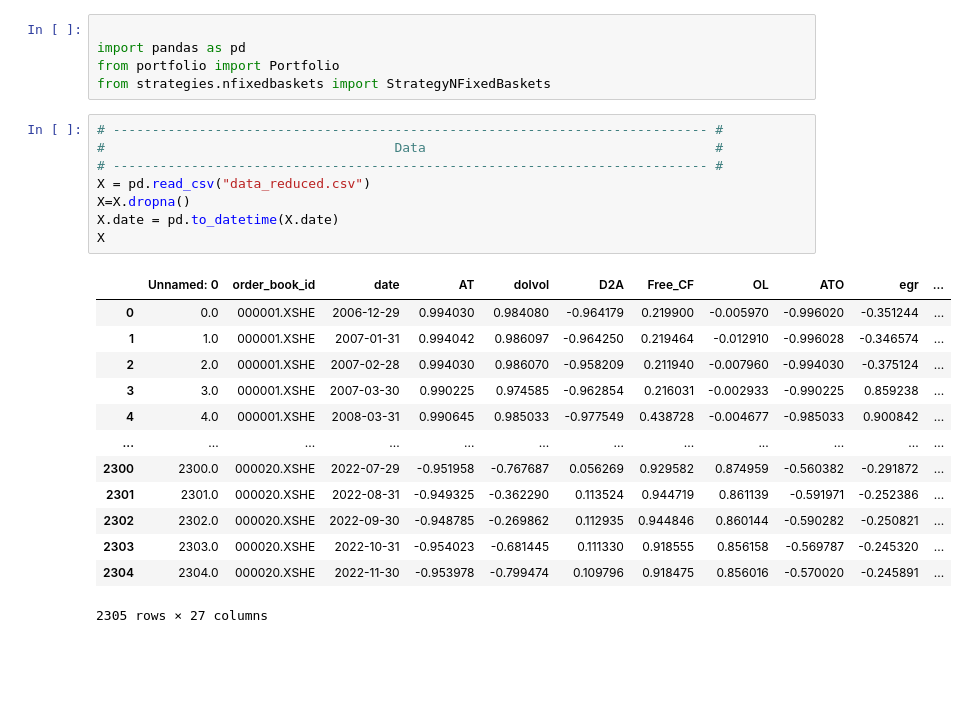
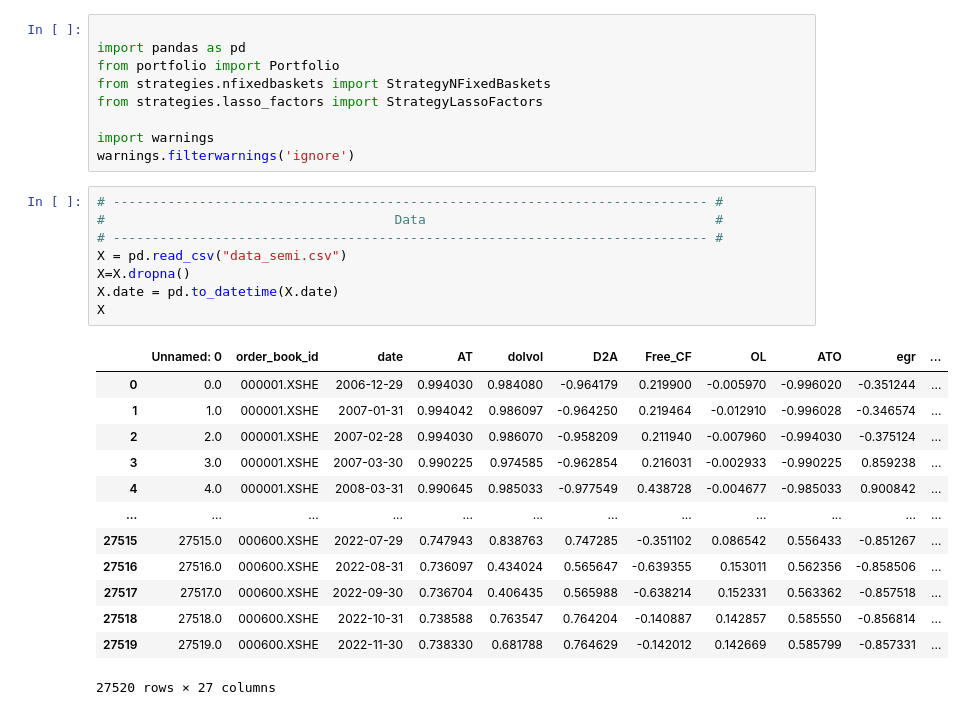
Before and after one commit to JakobBull/chinese_stocks, a Jupyter notebook: notebook.ipynb, the cells around one changed output. Cells and saved outputs as stored; diff of their text form; blank space fills up the shorter version.

```diff
--- a/notebook.ipynb
+++ b/notebook.ipynb
@@ -3,28 +3,32 @@
 import pandas as pd
 from portfolio import Portfolio
 from strategies.nfixedbaskets import StrategyNFixedBaskets
+from strategies.lasso_factors import StrategyLassoFactors
+
+import warnings
+warnings.filterwarnings('ignore')
 # %%
 # ---------------------------------------------------------------------------- #
 #                                     Data                                     #
 # ---------------------------------------------------------------------------- #
-X = pd.read_csv("data_reduced.csv")
+X = pd.read_csv("data_semi.csv")
 X=X.dropna()
 X.date = pd.to_datetime(X.date)
 X
 # %% [output]
 |  | Unnamed: 0 | order_book_id | date | AT | dolvol | D2A | Free_CF | OL | ATO | egr | ... |
 | 0 | 0.0 | 000001.XSHE | 2006-12-29 | 0.994030 | 0.984080 | -0.964179 | 0.219900 | -0.005970 | -0.996020 | -0.351244 | ... |
 | 1 | 1.0 | 000001.XSHE | 2007-01-31 | 0.994042 | 0.986097 | -0.964250 | 0.219464 | -0.012910 | -0.996028 | -0.346574 | ... |
 | 2 | 2.0 | 000001.XSHE | 2007-02-28 | 0.994030 | 0.986070 | -0.958209 | 0.211940 | -0.007960 | -0.994030 | -0.375124 | ... |
 | 3 | 3.0 | 000001.XSHE | 2007-03-30 | 0.990225 | 0.974585 | -0.962854 | 0.216031 | -0.002933 | -0.990225 | 0.859238 | ... |
 | 4 | 4.0 | 000001.XSHE | 2008-03-31 | 0.990645 | 0.985033 | -0.977549 | 0.438728 | -0.004677 | -0.985033 | 0.900842 | ... |
 | ... | ... | ... | ... | ... | ... | ... | ... | ... | ... | ... | ... |
-| 2300 | 2300.0 | 000020.XSHE | 2022-07-29 | -0.951958 | -0.767687 | 0.056269 | 0.929582 | 0.874959 | -0.560382 | -0.291872 | ... |
-| 2301 | 2301.0 | 000020.XSHE | 2022-08-31 | -0.949325 | -0.362290 | 0.113524 | 0.944719 | 0.861139 | -0.591971 | -0.252386 | ... |
-| 2302 | 2302.0 | 000020.XSHE | 2022-09-30 | -0.948785 | -0.269862 | 0.112935 | 0.944846 | 0.860144 | -0.590282 | -0.250821 | ... |
-| 2303 | 2303.0 | 000020.XSHE | 2022-10-31 | -0.954023 | -0.681445 | 0.111330 | 0.918555 | 0.856158 | -0.569787 | -0.245320 | ... |
-| 2304 | 2304.0 | 000020.XSHE | 2022-11-30 | -0.953978 | -0.799474 | 0.109796 | 0.918475 | 0.856016 | -0.570020 | -0.245891 | ... |
+| 27515 | 27515.0 | 000600.XSHE | 2022-07-29 | 0.747943 | 0.838763 | 0.747285 | -0.351102 | 0.086542 | 0.556433 | -0.851267 | ... |
+| 27516 | 27516.0 | 000600.XSHE | 2022-08-31 | 0.736097 | 0.434024 | 0.565647 | -0.639355 | 0.153011 | 0.562356 | -0.858506 | ... |
+| 27517 | 27517.0 | 000600.XSHE | 2022-09-30 | 0.736704 | 0.406435 | 0.565988 | -0.638214 | 0.152331 | 0.563362 | -0.857518 | ... |
+| 27518 | 27518.0 | 000600.XSHE | 2022-10-31 | 0.738588 | 0.763547 | 0.764204 | -0.140887 | 0.142857 | 0.585550 | -0.856814 | ... |
+| 27519 | 27519.0 | 000600.XSHE | 2022-11-30 | 0.738330 | 0.681788 | 0.764629 | -0.142012 | 0.142669 | 0.585799 | -0.857331 | ... |
-2305 rows × 27 columns
+27520 rows × 27 columns
 # %%
 portfolio_1 = Portfolio()
 portfolio_1.run(StrategyNFixedBaskets, X)
```
Also changed, not shown: parts of 16 cells of this notebook, 7 other files.
